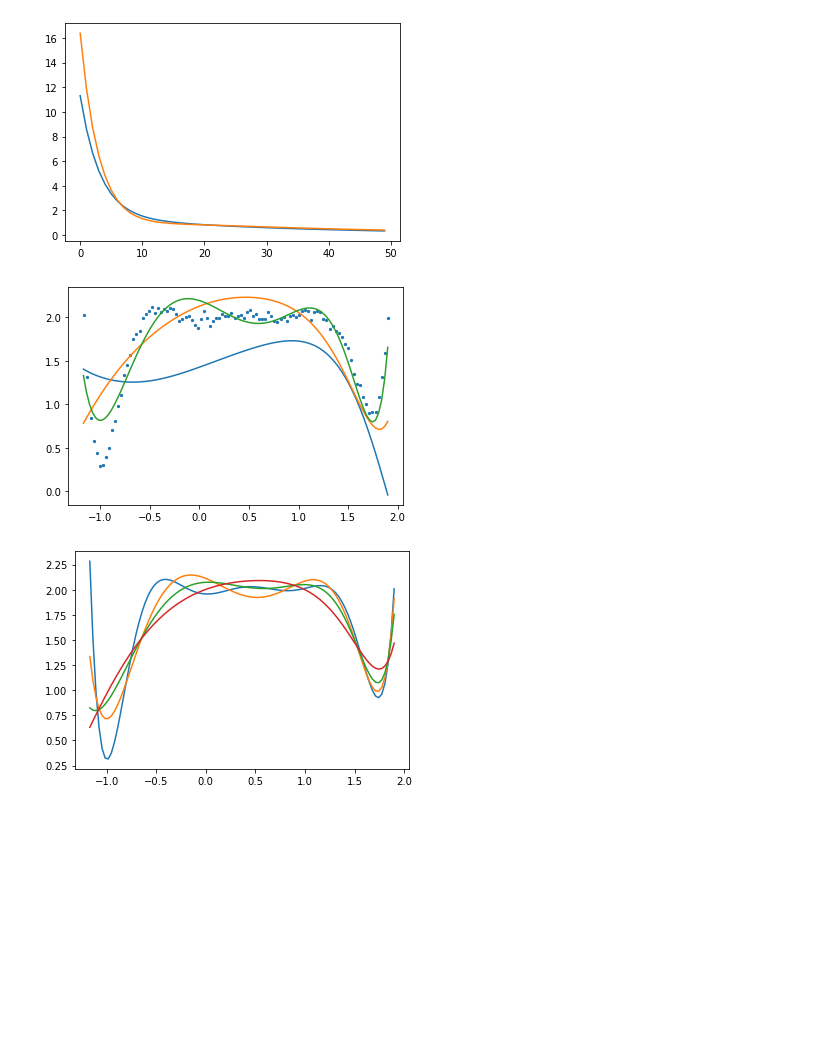
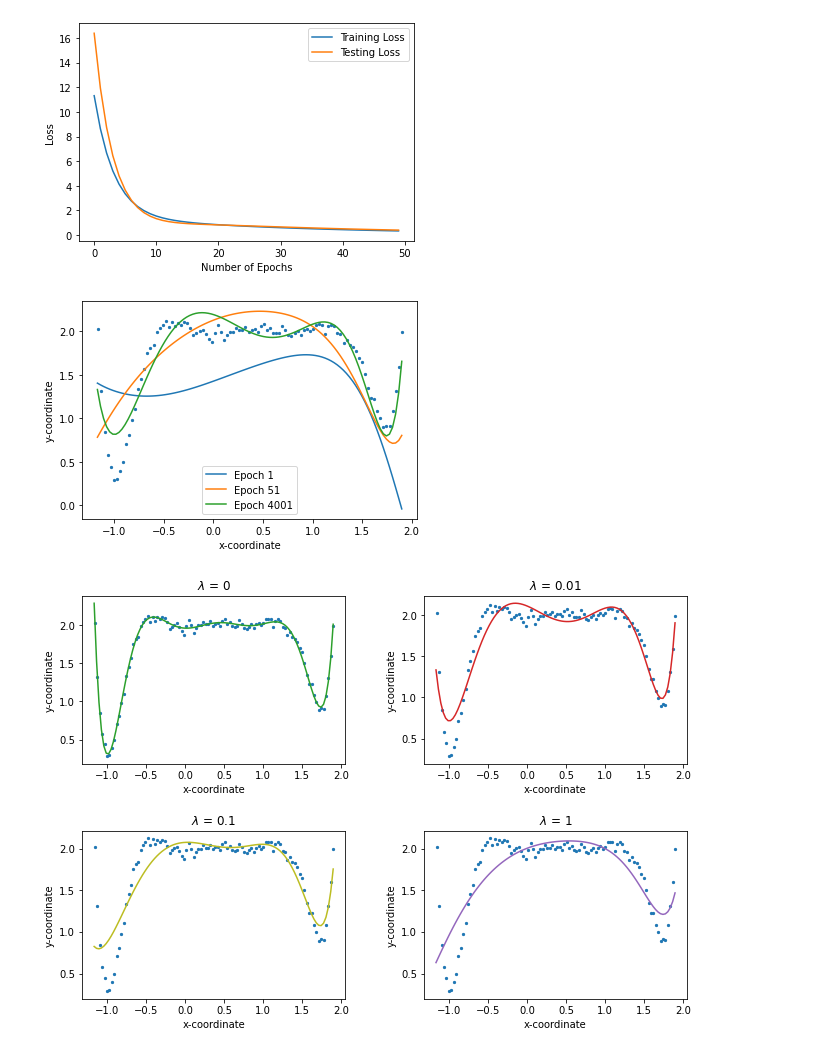
Before and after one commit to ritvikgupta199/ELL409-Assignment-1, a Jupyter notebook: polynomial_fitting/analysis.ipynb, the cells around one changed output. Cells and saved outputs as stored; diff of their text form; code cells hidden in the pictures; blank space fills up the shorter version.

```diff
--- a/polynomial_fitting/analysis.ipynb
+++ b/polynomial_fitting/analysis.ipynb
@@ -22,17 +24,0 @@ plt.show()
-# %%
-# Plots of Polynomials of different degree
-deg_file = 'polynomial_deg.txt'
-f = open(os.path.join(log_path, deg_file), 'r')
-x, y = np.linspace(-1.17, 1.9, 100), []
-
-for line in f.readlines():
-    tokens = line.strip().split()
-    y_out = utils.get_output_from_weights(x, tokens[3])
-    y.append(y_out)
-f.close()
-
-y = [y[1], y[4], y[7], y[10]]
-for y_out in y:
-    plt.plot(x, y_out)
-plt.scatter(input_x, target, s=5)
-plt.show()
@@ -69,11 +80,14 @@ for line in f.readlines():
     test_loss.append(float(tokens[8]))
 f.close()
 
-plt.plot(train_loss)
-plt.plot(test_loss)
+plt.plot(train_loss, label='Training Loss')
+plt.plot(test_loss, label='Testing Loss')
+plt.legend()
+plt.ylabel('Loss')
+plt.xlabel('Number of Epochs')
 plt.show()
 # %% [output]
-[figure, old version]
+[figure, new version]
 # %%
 # Plots of Polynomials at various epochs
 grad_file = 'grad_descent_wts.txt'
@@ -90,26 +104,40 @@ for line in lines:
 f.close()
 
 # Plot graphs for epoch 1, 51, 4001
+epochs = [1, 51, 4001]
 plt.scatter(input_x, target, s=5)
-for y_out in y:
-    plt.plot(x,y_out)
+for (epoch, y_out) in zip(epochs, y):
+    plt.plot(x,y_out, label=f'Epoch {epoch}')
+plt.legend()
+plt.xlabel('x-coordinate')
+plt.ylabel('y-coordinate')
 plt.show()
 # %% [output]
-[figure, old version]
+[figure, new version]
 # %%
 # Plots of Polynomials obtained on different regularization constants
 lambda_file = 'lambda.txt'
 f = open(os.path.join(log_path, lambda_file), 'r')
 x, y = np.linspace(-1.17, 1.9, 100), []
 
 for line in f.readlines():
     tokens = line.strip().split()
     y_out = utils.get_output_from_weights(x, line.strip().split()[3])
     y.append(y_out)
 f.close()
 
-for y_out in y:
-    plt.plot(x, y_out)
+fig, axs = plt.subplots(2, 2)
+colors = ['tab:green', 'tab:red', 'tab:olive', 'tab:purple']
+lamb = [0, 1e-2, 1e-1, 1]
+
+for (ax, y_out, l, col) in zip(axs.flat, y, lamb, colors):
+    ax.plot(x, y_out, col)
+    ax.scatter(input_x, target, s=5)
+    ax.set(xlabel='x-coordinate', ylabel='y-coordinate')
+    ax.set_title(f'$\lambda$ = {l}')
+
+plt.subplots_adjust(left=0, bottom=0, right=1.4, top=1.4, wspace=0.3, hspace=0.4)
+
 plt.show()
 # %% [output]
-[figure, old version]
+[figure, new version]
```
Also changed, not shown: parts of 4 cells of this notebook, 2 other files.
